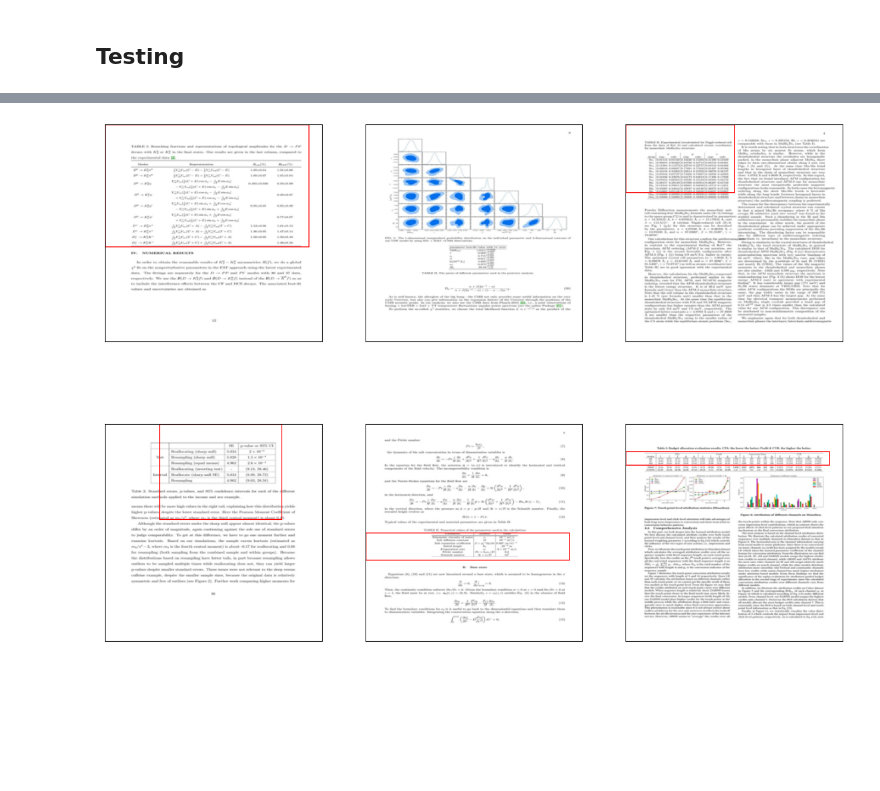
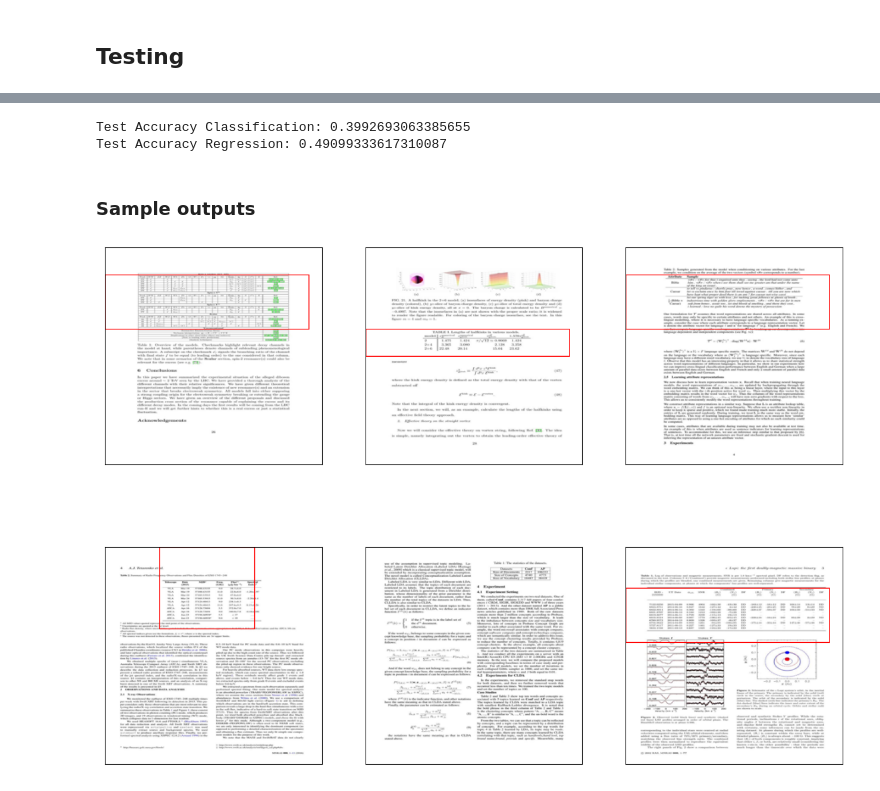
Before and after one commit to dg314/pdf-table-detector, a Jupyter notebook: code/main_training_NB.ipynb, the cells around one changed output, grey strips where cells are left out. Drawn from its saved outputs; the diff is of its cells as text; code cells hidden in the pictures; blank space fills up the shorter version.

```diff
--- a/code/main_training_NB.ipynb
+++ b/code/main_training_NB.ipynb
@@ -239,2 +249,16 @@ plt.show()
 # %% [markdown]
 ## Testing
+# %%
+def get_next_record_acc(data_gen):
+    X, Y, labels, index = next(data_gen)
+    cls_prop, rgr_prop = model.rpn_model.predict_on_batch(X)
+    roi_pred = infer_roi_from_rpn(model.anchor_box_scales, model.anchor_box_ratios, cls_prop, rgr_prop, max_boxes=300, overlap_thresh=0.7)
+    roi_pred = roi_pred * 16
+    pred_labels, acc = match_regions(labels, roi_pred)
+    table_detected = int(len(pred_labels) > 0)
+    if table_detected:
+        pred_label = pred_labels[0]
+        record_acc = compute_iou(labels[0].tolist(), pred_labels[0].tolist())
+    else:
+        record_acc = 0
+    return table_detected, record_acc
@@ -241,8 +267,26 @@ plt.show()
+# %%
+data_gen_test = get_anchor_gt(test_images, test_labels)
+total_test_records = len(test_labels)
+test_accs = []
+for i in range(len(test_labels)):
+    hit, record_acc = get_next_record_acc(data_gen_test)
+    if hit:
+        test_accs.append(record_acc)
+# %%
+test_acc_cls = sum(test_accs) / total_test_records
+test_acc_reg = np.mean(test_accs)
+print(f"Test Accuracy Classification: {test_acc_cls}")
+print(f"Test Accuracy Regression: {test_acc_reg}")
+# %% [output]
+Test Accuracy Classification: 0.3992693063385655
+Test Accuracy Regression: 0.49099333617310087
+# %% [markdown]
+### Sample outputs
 # %%
 def predict_labels(data_gen):
     X, Y, labels, index = next(data_gen)
-    P_rpn = model.rpn_model.predict_on_batch(X)
-    roi_pred = infer_roi_from_rpn(model.anchor_box_scales, model.anchor_box_ratios, P_rpn[0], P_rpn[1], max_boxes=300, overlap_thresh=0.7)
+    cls_prop, rgr_prop = model.rpn_model.predict_on_batch(X)
+    roi_pred = infer_roi_from_rpn(model.anchor_box_scales, model.anchor_box_ratios, cls_prop, rgr_prop, max_boxes=300, overlap_thresh=0.7)
     roi_pred = roi_pred * 16
     pred_labels, acc = match_regions(labels, roi_pred)
     return pred_labels, index
@@ -264,4 +306,9 @@ data_gen_test = get_anchor_gt(test_images, test_labels)
+# %%
+random_test_idxs = np.random.choice(np.arange(len(test_images)), size=6, replace=False)
+test_images_sub = [test_images[ix] for ix in random_test_idxs]
+test_labels_sub = [test_labels[ix] for ix in random_test_idxs]
+data_gen_test_sub = get_anchor_gt(test_images_sub, test_labels_sub)
 # %%
-inference(data_gen_test, np.copy(test_images))
+inference(data_gen_test_sub, np.copy(test_images_sub))
 # %% [output]
-[figure, old version]
+[figure, new version]
```
Also changed, not shown: parts of 9 cells of this notebook.
